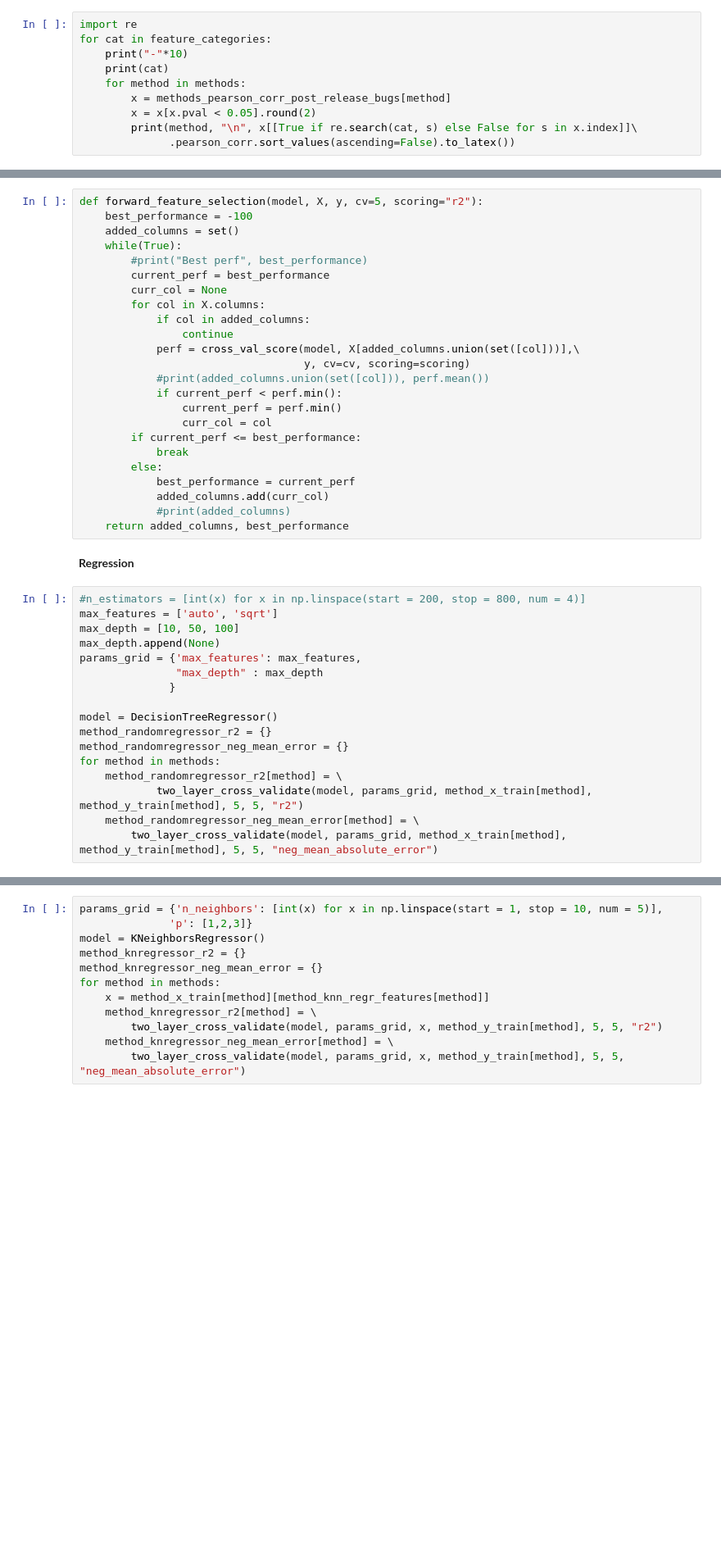
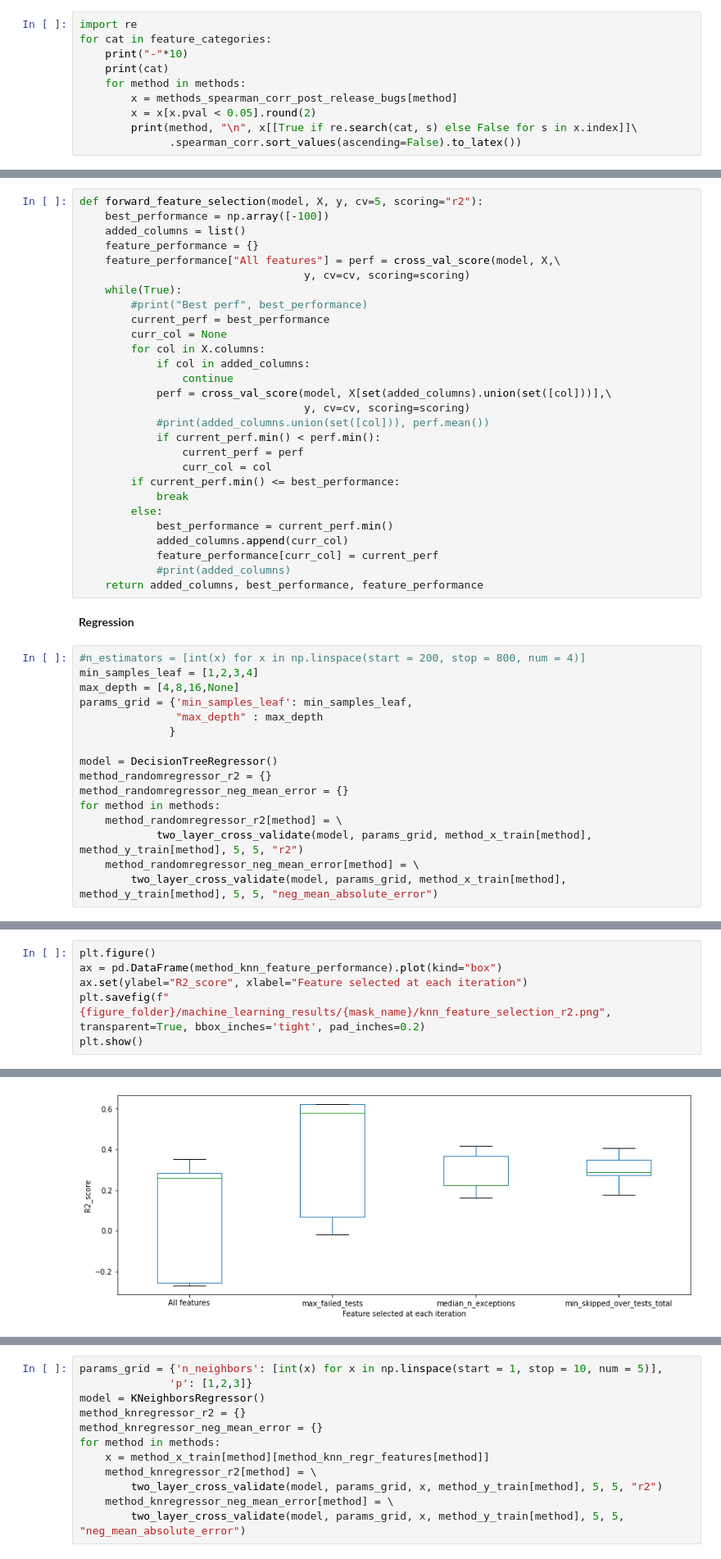
Before and after one commit to IncioMan/Continuous-Integration-metrics-for-post-release-bugs-prediction, a Jupyter notebook: notebooks/analysis/Machine_learning_all.ipynb, the cells around one changed output, grey strips where cells are left out. Shown at 82% size. Drawn from its saved outputs; the diff is of its cells as text; blank space fills up the shorter version.

```diff
--- a/notebooks/analysis/Machine_learning_all.ipynb
+++ b/notebooks/analysis/Machine_learning_all.ipynb
@@ -499,10 +499,10 @@ for cat in feature_categories:
     print("-"*10)
     print(cat)
     for method in methods:
-        x = methods_pearson_corr_post_release_bugs[method]
+        x = methods_spearman_corr_post_release_bugs[method]
         x = x[x.pval < 0.05].round(2)
         print(method, "\n", x[[True if re.search(cat, s) else False for s in x.index]]\
-              .pearson_corr.sort_values(ascending=False).to_latex())
+              .spearman_corr.sort_values(ascending=False).to_latex())
 # %% [output]
 ----------
 ratio_(.*)_builds
@@ -774,8 +774,11 @@ def outer_layer_cross_validate(model, x, y, num_trials, n_splits, scoring=None):
     return nested_scores
 # %%
 def forward_feature_selection(model, X, y, cv=5, scoring="r2"):
-    best_performance = -100
-    added_columns = set()
+    best_performance = np.array([-100])
+    added_columns = list()
+    feature_performance = {}
+    feature_performance["All features"] = perf = cross_val_score(model, X,\
+                                   y, cv=cv, scoring=scoring)
     while(True):
         #print("Best perf", best_performance)
         current_perf = best_performance
@@ -783,27 +786,27 @@ def forward_feature_selection(model, X, y, cv=5, scoring="r2"):
         for col in X.columns:
             if col in added_columns:
                 continue
-            perf = cross_val_score(model, X[added_columns.union(set([col]))],\
+            perf = cross_val_score(model, X[set(added_columns).union(set([col]))],\
                                    y, cv=cv, scoring=scoring)
             #print(added_columns.union(set([col])), perf.mean())
-            if current_perf < perf.min():
-                current_perf = perf.min()
+            if current_perf.min() < perf.min():
+                current_perf = perf
                 curr_col = col
-        if current_perf <= best_performance:
+        if current_perf.min() <= best_performance:
             break
         else:
-            best_performance = current_perf
-            added_columns.add(curr_col)
+            best_performance = current_perf.min()
+            added_columns.append(curr_col)
+            feature_performance[curr_col] = current_perf
             #print(added_columns)
-    return added_columns, best_performance
+    return added_columns, best_performance, feature_performance
 # %% [markdown]
 **Regression**
 # %%
 #n_estimators = [int(x) for x in np.linspace(start = 200, stop = 800, num = 4)]
-max_features = ['auto', 'sqrt']
-max_depth = [10, 50, 100]
-max_depth.append(None)
-params_grid = {'max_features': max_features,
+min_samples_leaf = [1,2,3,4]
+max_depth = [4,8,16,None]
+params_grid = {'min_samples_leaf': min_samples_leaf,
                "max_depth" : max_depth
               }
 
@@ -848 +853,8 @@ iterative_pr_head_ref_cherry_picked {'median_n_exceptions', 'min_skipped_over_te
 --------------------
+# %%
+plt.figure()
+ax = pd.DataFrame(method_knn_feature_performance).plot(kind="box")
+ax.set(ylabel="R2_score", xlabel="Feature selected at each iteration")
+plt.savefig(f"{figure_folder}/machine_learning_results/{mask_name}/knn_feature_selection_r2.png", transparent=True, bbox_inches='tight', pad_inches=0.2)
+plt.show()
+# %% [output]
@@ -848,0 +862 @@ iterative_pr_head_ref_cherry_picked {'median_n_exceptions', 'min_skipped_over_te
+[figure, added]
```
Also changed, not shown: parts of 32 cells of this notebook, 27 other files.
